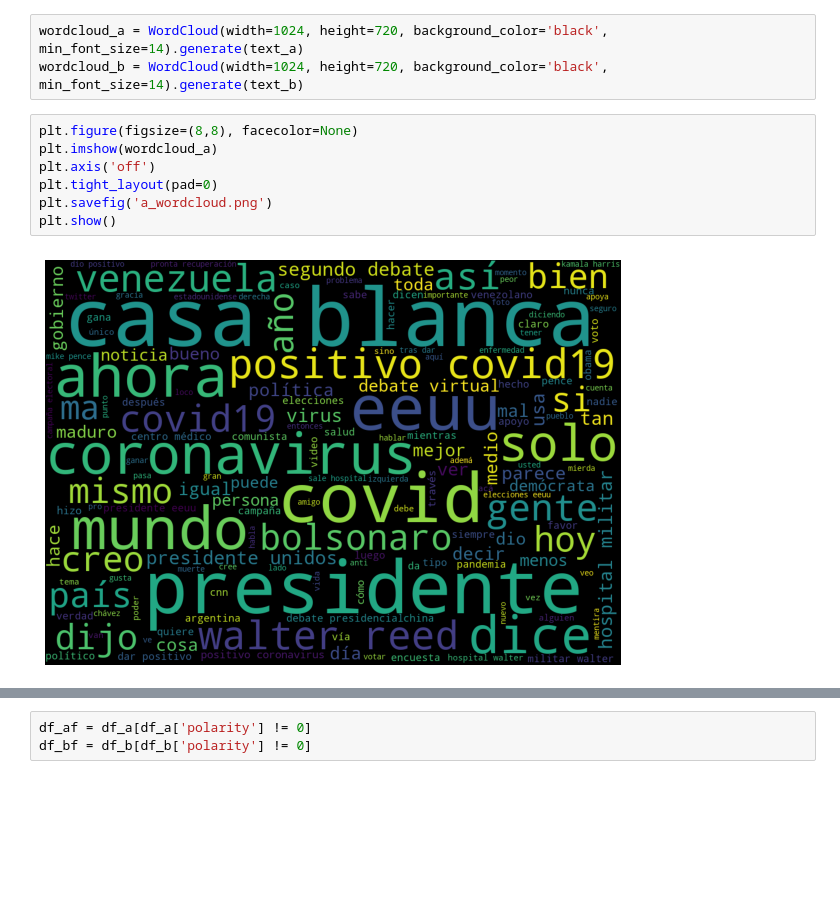
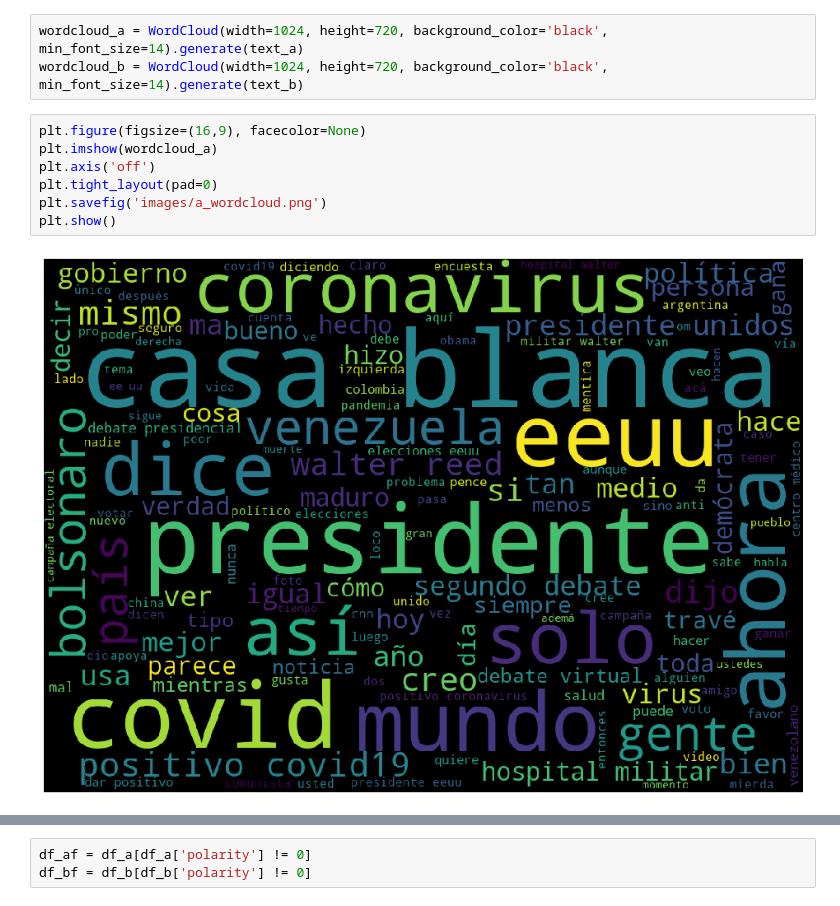
Before and after one commit to AnthonyPernia/TuitsAnalyzerElectionsUnitedStates2020, a Jupyter notebook: analysis_of_tweets.ipynb, the cells around one changed output, grey strips where cells are left out. Saved outputs shown, nothing was run; the diff lists cells and outputs as text; blank space fills up the shorter version.

```diff
--- a/analysis_of_tweets.ipynb
+++ b/analysis_of_tweets.ipynb
@@ -225,12 +225,12 @@ text_b = text_b.lower().replace(topico_a,'')
 wordcloud_a = WordCloud(width=1024, height=720, background_color='black', min_font_size=14).generate(text_a)
 wordcloud_b = WordCloud(width=1024, height=720, background_color='black', min_font_size=14).generate(text_b)
 # %%
-plt.figure(figsize=(8,8), facecolor=None)
+plt.figure(figsize=(16,9), facecolor=None)
 plt.imshow(wordcloud_a)
 plt.axis('off')
 plt.tight_layout(pad=0)
-plt.savefig('a_wordcloud.png')
+plt.savefig('images/a_wordcloud.png')
 plt.show()
 # %% [output]
-[figure, old version]
+[figure, new version]
 # %%
```
Also changed, not shown: parts of 16 cells of this notebook, 7 other files.
